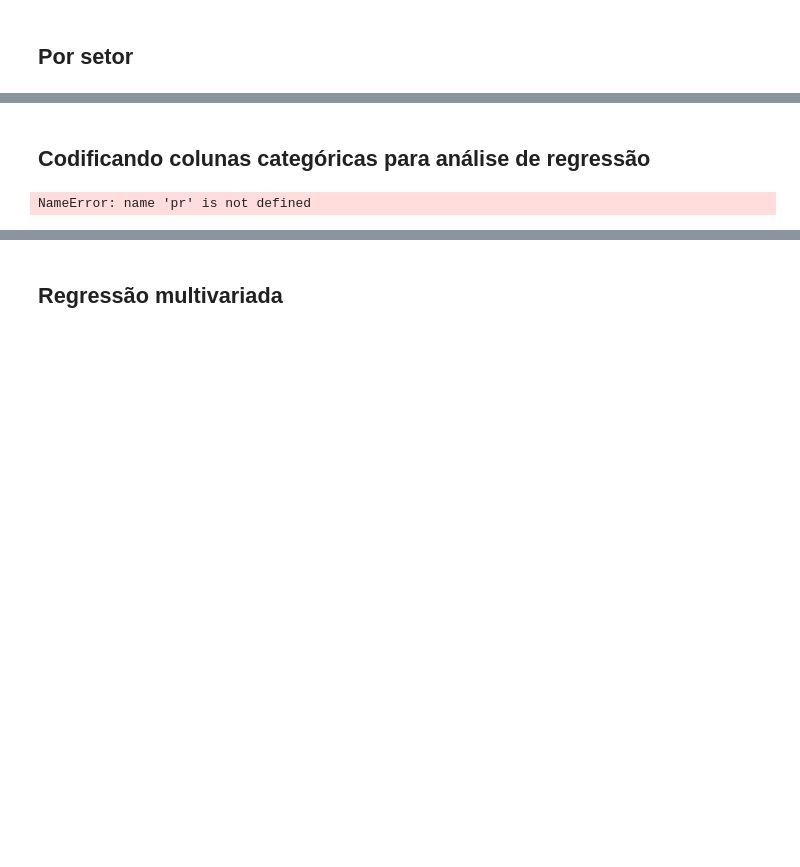
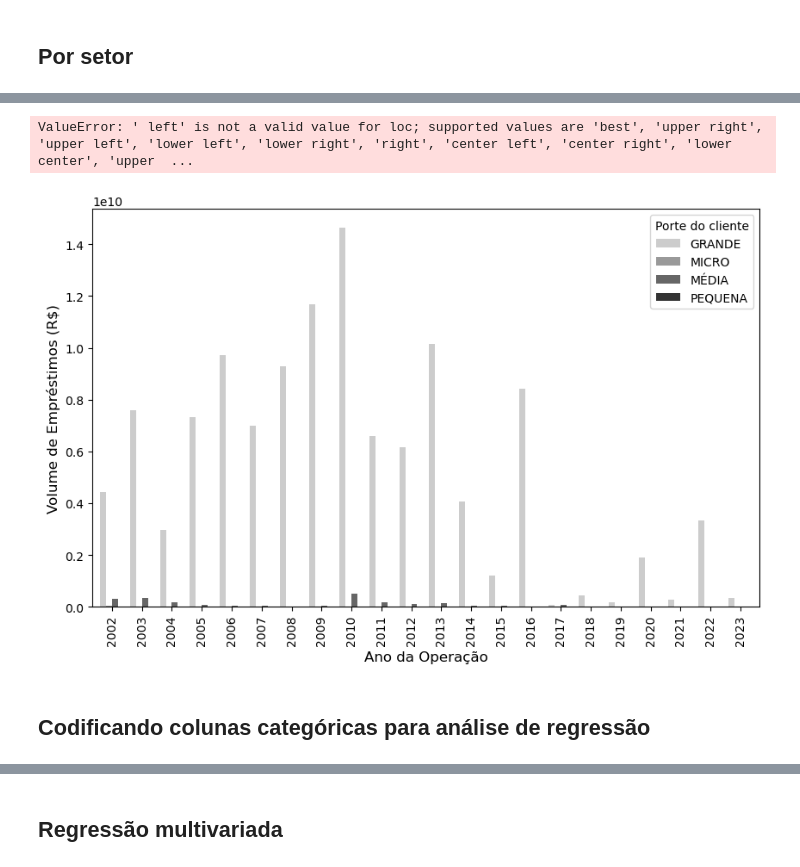
Before and after one commit to PedroHCosme/Analise-Estatistica-BDMG-Emprestimos, a Jupyter notebook: TCC_dados.ipynb, the cells around one changed output, grey strips where cells are left out. Drawn from its saved outputs; the diff is of its cells as text; code cells hidden in the pictures; blank space fills up the shorter version.

```diff
--- a/TCC_dados.ipynb
+++ b/TCC_dados.ipynb
@@ -243,3 +232,39 @@ plt.show()
+# %%
+import pandas as pd
+import matplotlib.pyplot as plt
+import numpy as np
+
+# Supondo que 'df' é o seu DataFrame
+
+# Convertendo a coluna de datas para o tipo datetime
+df['Ano da Operação'] = pd.to_datetime(df['Ano da Operação'])
+
+# Extraindo o ano da data
+df['Year'] = df['Ano da Operação'].dt.year
+
+# Agrupando os dados por ano e setor CNAE, e somando os valores desembolsados
+agrupado = df.groupby(['Year', 'Porte do cliente'])['Valor Desembolsado em Reais'].sum().unstack(fill_value=0)
+
+# Preparando as cores em escala de cinza
+num_setores = len(agrupado.columns)
+cores = [str(0.8 - i*(0.8/num_setores)) for i in range(num_setores)]
+
+# Criando o gráfico de barras agrupadas
+fig, ax = plt.subplots(figsize=(10, 6))
+agrupado.plot(kind='bar', stacked=False, color=cores, ax=ax, width=0.8)
+
+# Adicionando título e rótulos com tamanhos específicos
+plt.xlabel('Ano da Operação', fontsize=12)
+plt.ylabel('Volume de Empréstimos (R$)', fontsize=12)
+
+# Adicionando a legenda
+plt.legend(title='Porte do Cliente', bbox_to_anchor=(1.05, 1), loc=' left')
+
+# Mostrando o gráfico
+plt.show()
+# %% [output]
+ValueError: ' left' is not a valid value for loc; supported values are 'best', 'upper right', 'upper left', 'lower left', 'lower right', 'right', 'center left', 'center right', 'lower center', 'upper  ...
+[figure, added]
 # %% [markdown]
 ## Codificando colunas categóricas para análise de regressão
 # %%
@@ -248,8 +273,4 @@ plt.show()
 # categorical_vars = ['Cliente', 'UF', 'Ano da Operação', 'Setor CNAE', 'Subsetor CNAE Agrupado', 'Porte do cliente', 'Natureza', 'Instituição Financeira Credenciada', 'Região']
 # for col in categorical_vars:
 #     df[col] = label_encoder.fit_transform(df[col])
-# %%
-pr
-# %% [output]
-NameError: name 'pr' is not defined
 # %%
```
Also changed, not shown: parts of 26 cells of this notebook, 43 other files.
